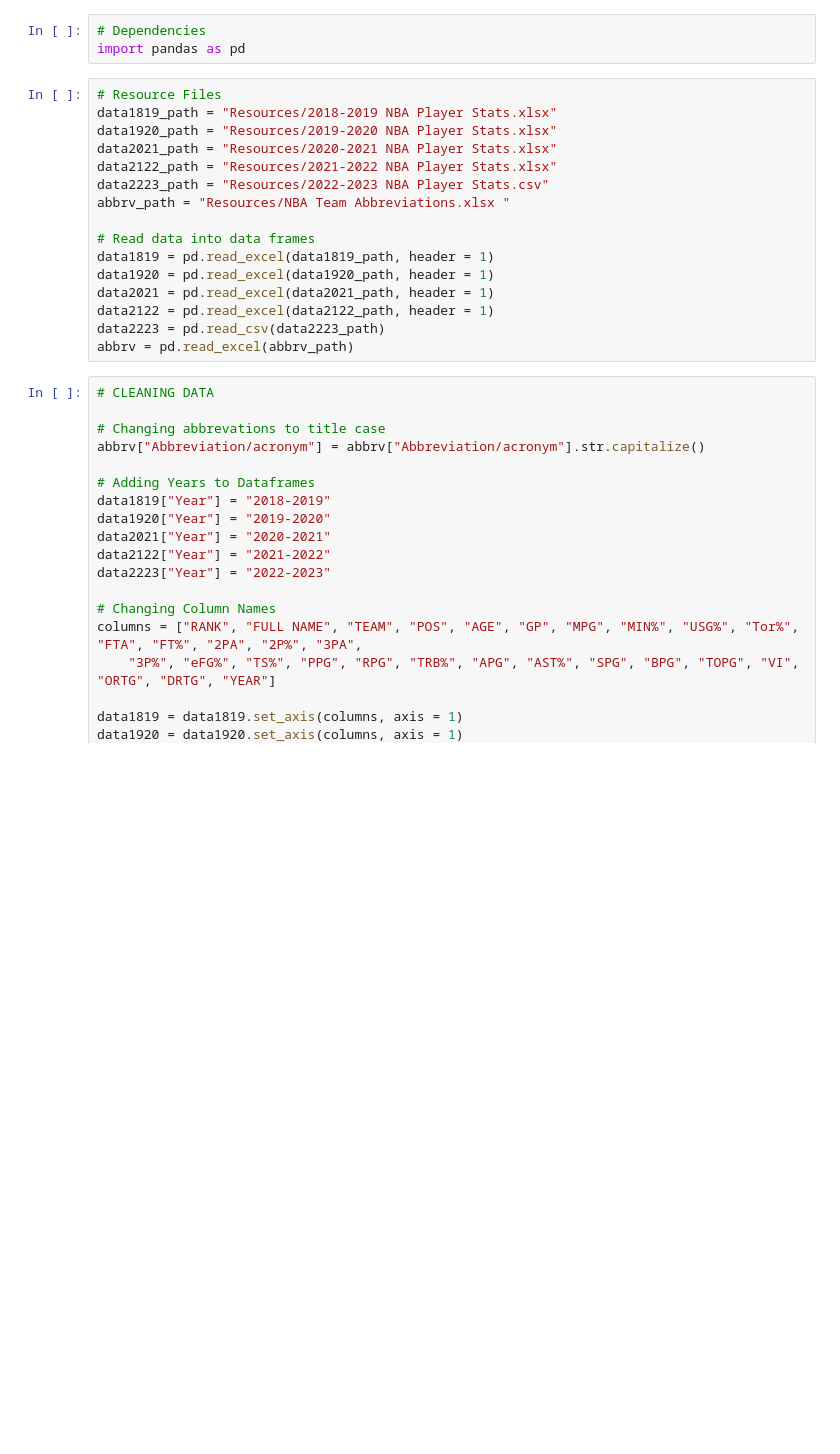
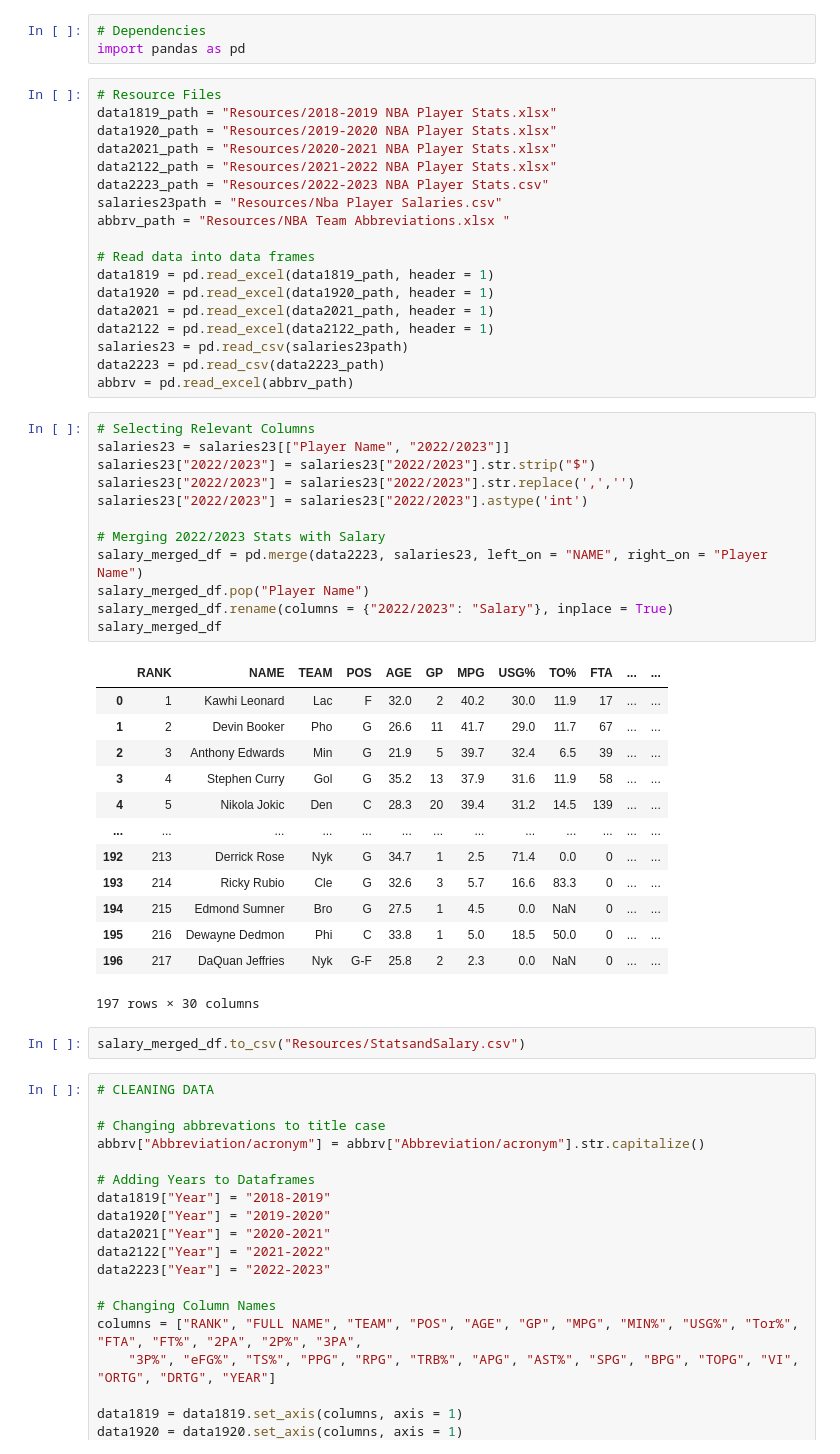
Before and after one commit to ArminaCA/Project-NBA-Starsandsalaries, a Jupyter notebook: NBA_data_cleanup.ipynb, the cells around one changed output. Cells and saved outputs as stored; diff of their text form; blank space fills up the shorter version.

```diff
--- a/NBA_Analysis.ipynb
+++ b/NBA_data_cleanup.ipynb
@@ -8,6 +8,7 @@ data1920_path = "Resources/2019-2020 NBA Player Stats.xlsx"
 data2021_path = "Resources/2020-2021 NBA Player Stats.xlsx"
 data2122_path = "Resources/2021-2022 NBA Player Stats.xlsx"
 data2223_path = "Resources/2022-2023 NBA Player Stats.csv"
+salaries23path = "Resources/Nba Player Salaries.csv"
 abbrv_path = "Resources/NBA Team Abbreviations.xlsx "
 
 # Read data into data frames
@@ -15,8 +16,37 @@ data1819 = pd.read_excel(data1819_path, header = 1)
 data1920 = pd.read_excel(data1920_path, header = 1)
 data2021 = pd.read_excel(data2021_path, header = 1)
 data2122 = pd.read_excel(data2122_path, header = 1)
+salaries23 = pd.read_csv(salaries23path)
 data2223 = pd.read_csv(data2223_path)
 abbrv = pd.read_excel(abbrv_path)
+# %%
+# Selecting Relevant Columns
+salaries23 = salaries23[["Player Name", "2022/2023"]]
+salaries23["2022/2023"] = salaries23["2022/2023"].str.strip("$")
+salaries23["2022/2023"] = salaries23["2022/2023"].str.replace(',','')
+salaries23["2022/2023"] = salaries23["2022/2023"].astype('int')
+
+# Merging 2022/2023 Stats with Salary
+salary_merged_df = pd.merge(data2223, salaries23, left_on = "NAME", right_on = "Player Name")
+salary_merged_df.pop("Player Name")
+salary_merged_df.rename(columns = {"2022/2023": "Salary"}, inplace = True)
+salary_merged_df
+# %% [output]
+|  | RANK | NAME | TEAM | POS | AGE | GP | MPG | USG% | TO% | FTA | ... | ... |
+| 0 | 1 | Kawhi Leonard | Lac | F | 32.0 | 2 | 40.2 | 30.0 | 11.9 | 17 | ... | ... |
+| 1 | 2 | Devin Booker | Pho | G | 26.6 | 11 | 41.7 | 29.0 | 11.7 | 67 | ... | ... |
+| 2 | 3 | Anthony Edwards | Min | G | 21.9 | 5 | 39.7 | 32.4 | 6.5 | 39 | ... | ... |
+| 3 | 4 | Stephen Curry | Gol | G | 35.2 | 13 | 37.9 | 31.6 | 11.9 | 58 | ... | ... |
+| 4 | 5 | Nikola Jokic | Den | C | 28.3 | 20 | 39.4 | 31.2 | 14.5 | 139 | ... | ... |
+| ... | ... | ... | ... | ... | ... | ... | ... | ... | ... | ... | ... | ... |
+| 192 | 213 | Derrick Rose | Nyk | G | 34.7 | 1 | 2.5 | 71.4 | 0.0 | 0 | ... | ... |
+| 193 | 214 | Ricky Rubio | Cle | G | 32.6 | 3 | 5.7 | 16.6 | 83.3 | 0 | ... | ... |
+| 194 | 215 | Edmond Sumner | Bro | G | 27.5 | 1 | 4.5 | 0.0 | NaN | 0 | ... | ... |
+| 195 | 216 | Dewayne Dedmon | Phi | C | 33.8 | 1 | 5.0 | 18.5 | 50.0 | 0 | ... | ... |
+| 196 | 217 | DaQuan Jeffries | Nyk | G-F | 25.8 | 2 | 2.3 | 0.0 | NaN | 0 | ... | ... |
+197 rows × 30 columns
+# %%
+salary_merged_df.to_csv("Resources/StatsandSalary.csv")
 # %%
 # CLEANING DATA
 
```
Also changed, not shown: parts of 1 cell of this notebook, 8 other files.
